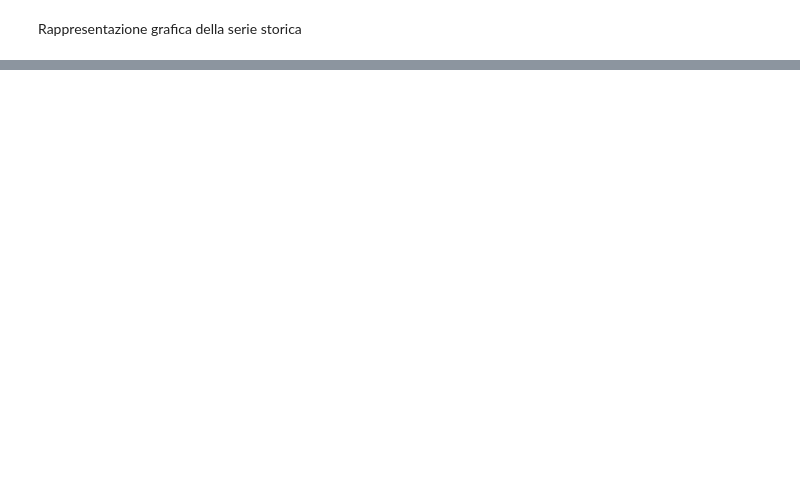
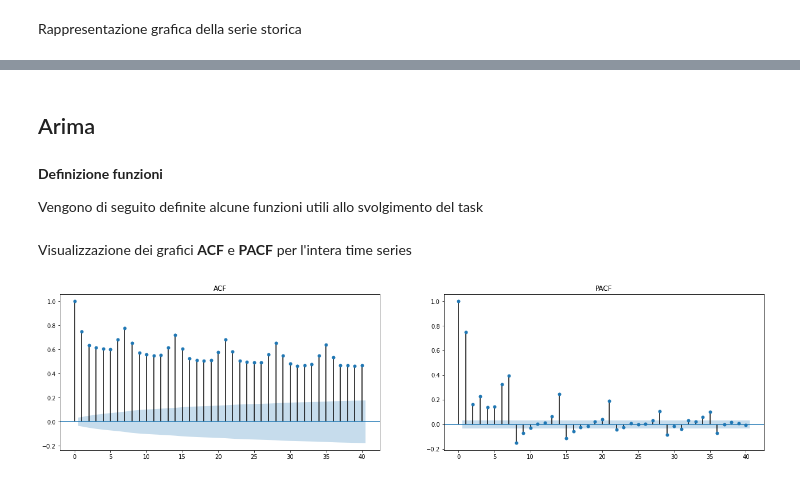
Before and after one commit to DarioCarolla/Time-Series-Analysis, a Jupyter notebook: SDMTAS_Project.ipynb, the cells around one changed output, grey strips where cells are left out. Drawn from its saved outputs; the diff is of its cells as text; code cells hidden in the pictures; blank space fills up the shorter version.

Commit message:
ARIMA + Multistagionalità + Holiday

```diff
--- a/SDMTAS_Project.ipynb
+++ b/SDMTAS_Project.ipynb
@@ -99,0 +176,10 @@ plt.ylabel('Value', fontsize=12);
+# %%
+fig = plt.figure(figsize=(18,5))
+fig.show()
+ax = fig.add_subplot(111)
+plt.title('Prezzo del mercato elettrico')
+ax.plot(train, label='Train')
+ax.plot(val, color='#80d4ff', label='Validation')
+plt.ylabel('Price')
+plt.legend()
+plt.show()
@@ -99,0 +188,43 @@ plt.ylabel('Value', fontsize=12);
+# %% [markdown]
+## Arima
+# %% [markdown]
+**Definizione funzioni**
+
+Vengono di seguito definite alcune funzioni utili allo svolgimento del task
+# %%
+# Dunzione definizione e fit del modello SARIMAX:
+def SARIMAX_def(data, p = 0, d = 0, q = 0, P = 0, D = 0, Q = 0, s = 0):
+  # definizione modello
+  model = sm.tsa.statespace.SARIMAX(data,
+                                    order = (p, d, q),
+                                    seasonal_order = (P, D, Q, s),
+                                    enforce_stationarity = False,
+                                    enforce_invertibility =False)
+  # fit del modello
+  model = model.fit(disp=False)
+
+  return model
+
+# Funzione plot ACF-PACF per il modello
+def ACF_PACF(data):
+  '''
+    Plot dei grafici ACF e PACF
+  '''
+
+  # se data è un modello SARIMAX vengono utilizzati i residui
+  if isinstance(data, sarimax.SARIMAXResultsWrapper):
+    data = data.resid
+
+  plt.rcParams.update({'figure.figsize':(22,5)})
+  fig, axes = plt.subplots(1, 2, sharex=True)
+  plot_acf(data, ax=axes[0], lags = 40) # ACF
+  axes[0].set_title('ACF')
+  plot_pacf(data, ax=axes[1], lags = 40) # PACF
+  axes[1].set_title('PACF')
+  plt.show()
+# %% [markdown]
+Visualizzazione dei grafici **ACF** e **PACF** per l'intera time series
+# %%
+ACF_PACF(df)
+# %% [output]
+[figure, added]
```
Also changed, not shown: parts of 40 cells of this notebook.
